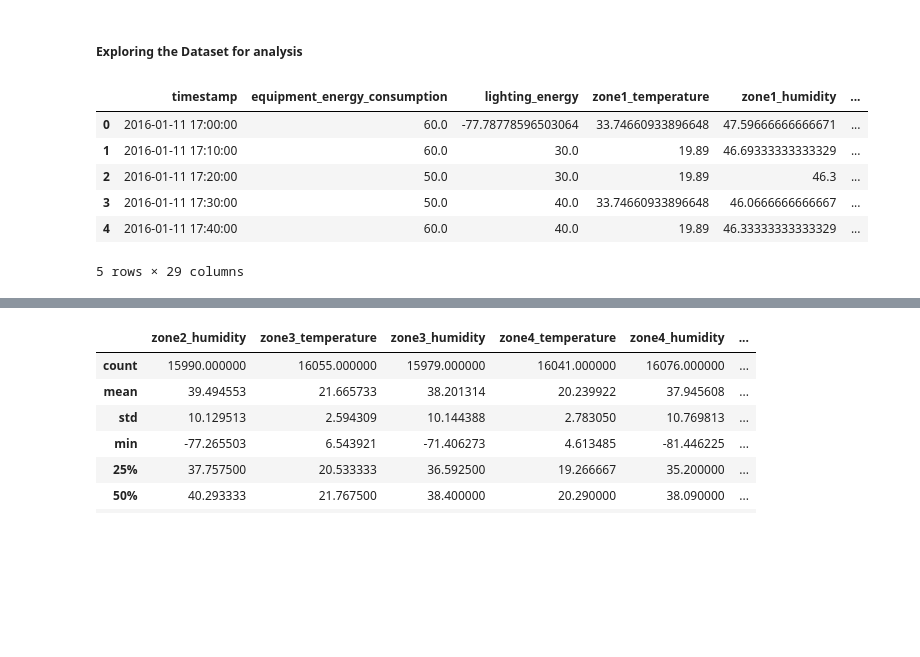
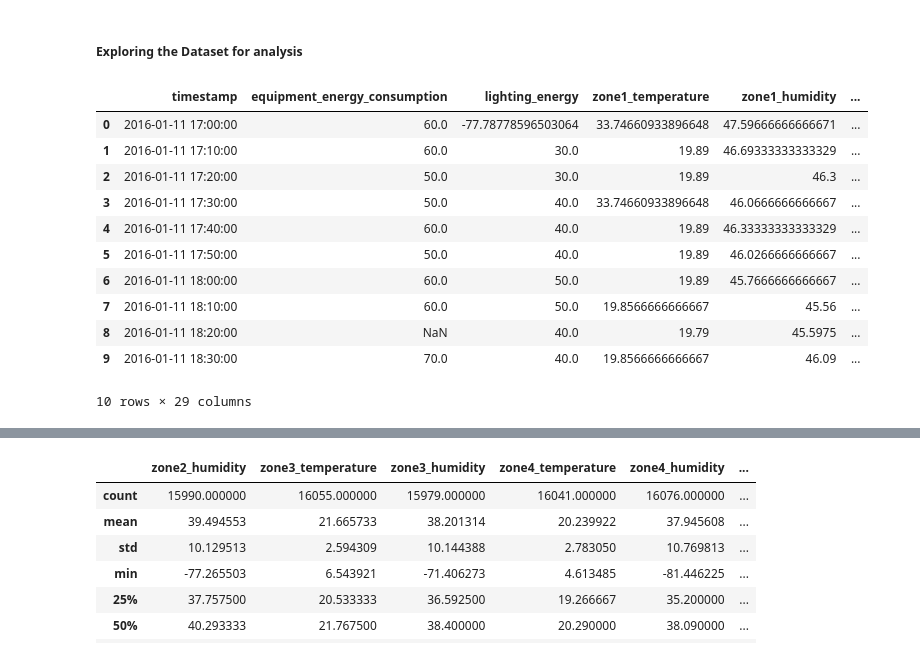
Before and after one commit to ShubhaMahobia/DS-Intern-Assignment-Shubham_Mahobia, a Jupyter notebook: main.ipynb, the cells around one changed output, grey strips where cells are left out. Saved outputs shown, nothing was run; the diff lists cells and outputs as text; code cells hidden in the pictures; blank space fills up the shorter version.

```diff
--- a/main.ipynb
+++ b/main.ipynb
@@ -14,15 +14,20 @@ import plotly.express as px
 # %%
 df = pd.read_csv('data/data.csv')
 # %%
-df.head()
+df.head(10)
 # %% [output]
 |  | timestamp | equipment_energy_consumption | lighting_energy | zone1_temperature | zone1_humidity | ... |
 | 0 | 2016-01-11 17:00:00 | 60.0 | -77.78778596503064 | 33.74660933896648 | 47.59666666666671 | ... |
 | 1 | 2016-01-11 17:10:00 | 60.0 | 30.0 | 19.89 | 46.69333333333329 | ... |
 | 2 | 2016-01-11 17:20:00 | 50.0 | 30.0 | 19.89 | 46.3 | ... |
 | 3 | 2016-01-11 17:30:00 | 50.0 | 40.0 | 33.74660933896648 | 46.0666666666667 | ... |
 | 4 | 2016-01-11 17:40:00 | 60.0 | 40.0 | 19.89 | 46.33333333333329 | ... |
+| 5 | 2016-01-11 17:50:00 | 50.0 | 40.0 | 19.89 | 46.0266666666667 | ... |
+| 6 | 2016-01-11 18:00:00 | 60.0 | 50.0 | 19.89 | 45.7666666666667 | ... |
+| 7 | 2016-01-11 18:10:00 | 60.0 | 50.0 | 19.8566666666667 | 45.56 | ... |
+| 8 | 2016-01-11 18:20:00 | NaN | 40.0 | 19.79 | 45.5975 | ... |
+| 9 | 2016-01-11 18:30:00 | 70.0 | 40.0 | 19.8566666666667 | 46.09 | ... |
-5 rows × 29 columns
+10 rows × 29 columns
 # %%
 df.info()
 # %% [output]
```
Also changed, not shown: parts of 9 cells of this notebook.
